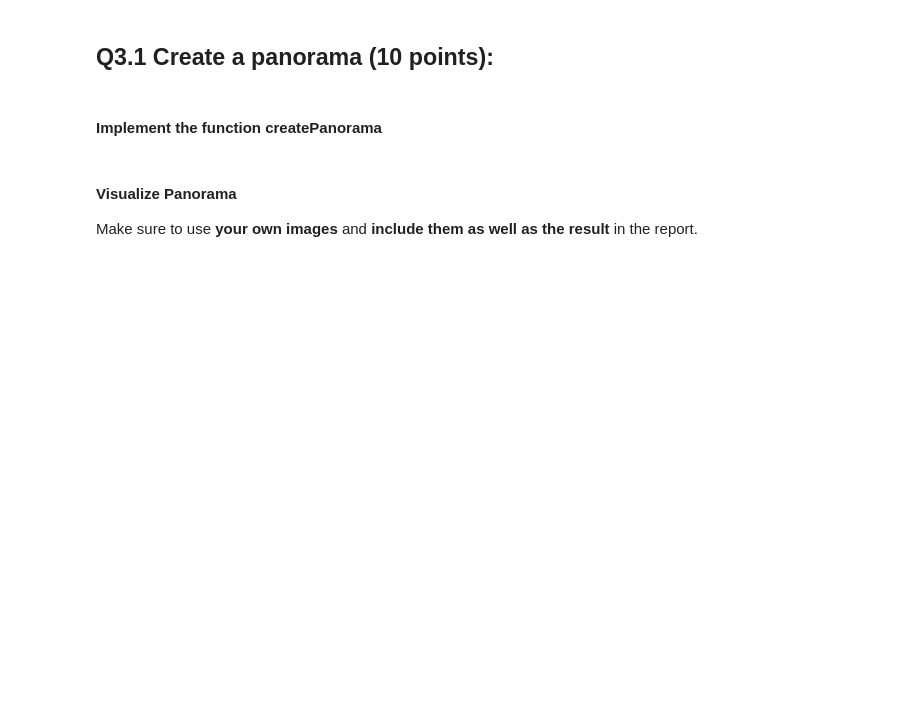
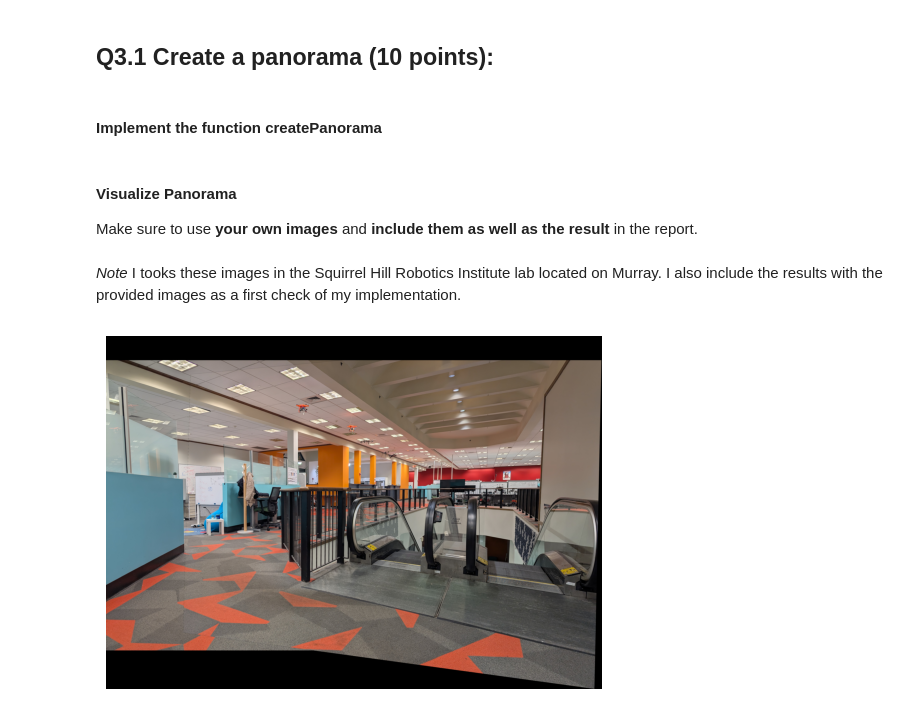
Before and after one commit to PAOK-2001/ComputerVision-16720, a Jupyter notebook: hw3/hw3.ipynb, the cells around one changed output. Saved outputs shown, nothing was run; the diff lists cells and outputs as text; code cells hidden in the pictures; blank space fills up the shorter version.

```diff
--- a/hw3/hw3.ipynb
+++ b/hw3/hw3.ipynb
@@ -1040,4 +1033,25 @@ def createPanorama(left_im, right_im, ratio, sigma, max_iters, inlier_tol):
 #### Visualize Panorama
 
 Make sure to use **your own images** and **include them as well as the result** in the report.
+# %% [markdown]
+*Note* I tooks these images in the Squirrel Hill Robotics Institute lab located on Murray. I also include the results with the provided images as a first check of my implementation.
+# %%
+left_im_path  = os.path.join(DATA_DIR, 'my_pano_left.jpg')
+right_im_path = os.path.join(DATA_DIR, 'my_pano_right.jpg')
+
+left_im = skimage.io.imread(left_im_path)
+right_im = skimage.io.imread(right_im_path)
+
+# Feel free to adjust as needed
+ratio = 0.7
+sigma = 0.15
+max_iters = 600
+inlier_tol = 1.0
+
+panorama_im = createPanorama(left_im, right_im, ratio, sigma, max_iters, inlier_tol)
+plt.imshow(panorama_im)
+plt.axis('off')
+plt.show()
+# %% [output]
+[figure, added]
 # %%
```
Also changed, not shown: parts of 2 cells of this notebook.
